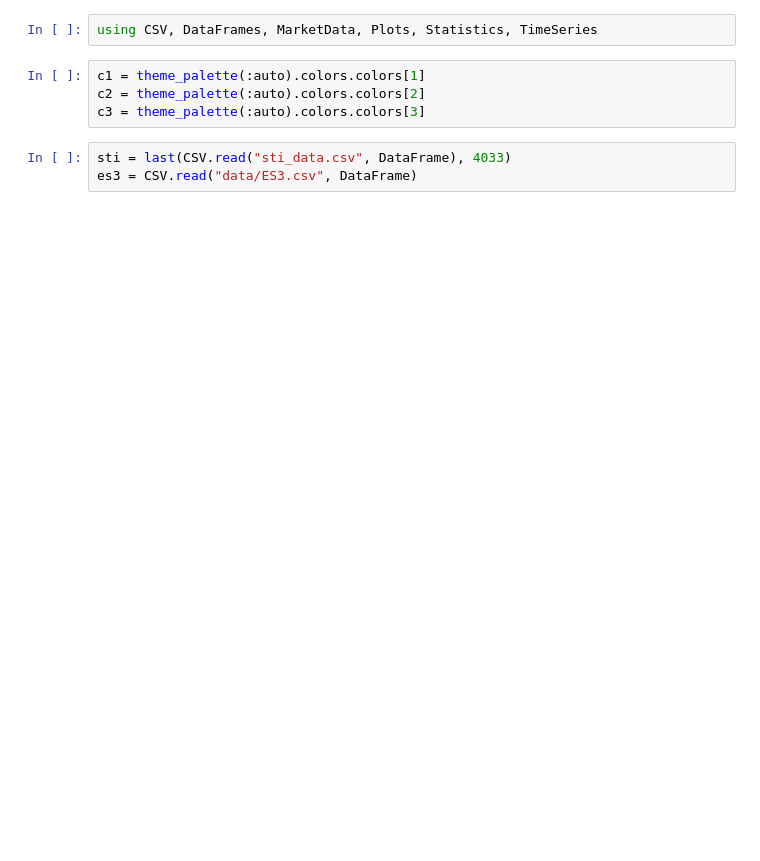
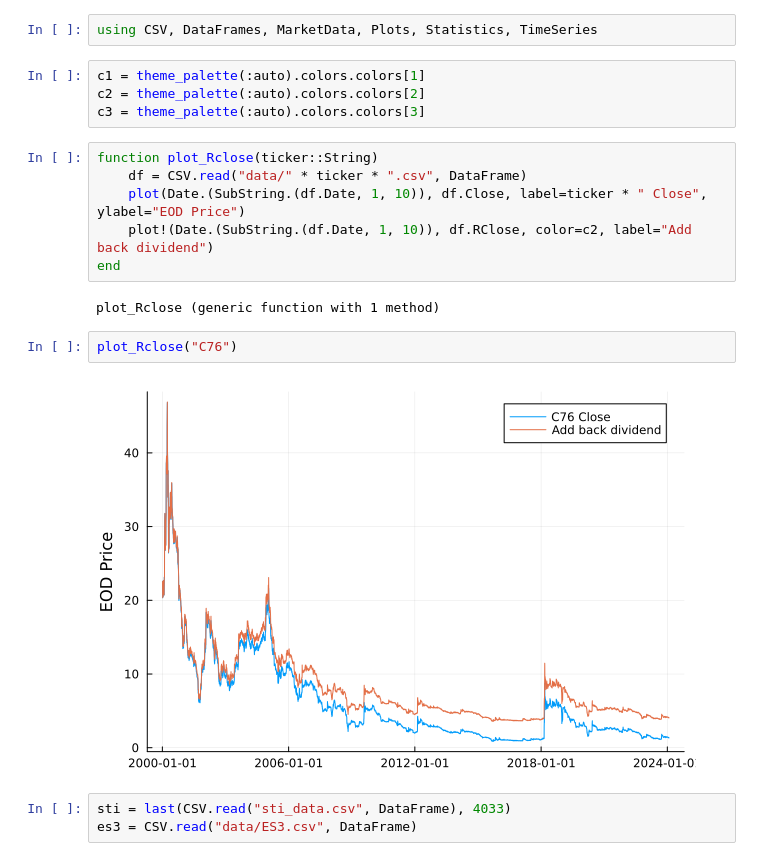
Before and after one commit to Wuvist/sgx3000, a Jupyter notebook: try.ipynb, the cells around one changed output. Saved outputs shown, nothing was run; the diff lists cells and outputs as text; blank space fills up the shorter version.

Commit message:
Add plot_Rclose

```diff
--- a/try.ipynb
+++ b/try.ipynb
@@ -4,6 +4,18 @@ using CSV, DataFrames, MarketData, Plots, Statistics, TimeSeries
 c1 = theme_palette(:auto).colors.colors[1]
 c2 = theme_palette(:auto).colors.colors[2]
 c3 = theme_palette(:auto).colors.colors[3]
+# %%
+function plot_Rclose(ticker::String)
+    df = CSV.read("data/" * ticker * ".csv", DataFrame)
+    plot(Date.(SubString.(df.Date, 1, 10)), df.Close, label=ticker * " Close", ylabel="EOD Price")
+    plot!(Date.(SubString.(df.Date, 1, 10)), df.RClose, color=c2, label="Add back dividend")
+end
+# %% [output]
+plot_Rclose (generic function with 1 method)
+# %%
+plot_Rclose("C76")
+# %% [output]
+[figure, added]
 # %%
 sti = last(CSV.read("sti_data.csv", DataFrame), 4033)
 es3 = CSV.read("data/ES3.csv", DataFrame)
```
Also changed, not shown: parts of 1 cell of this notebook.
